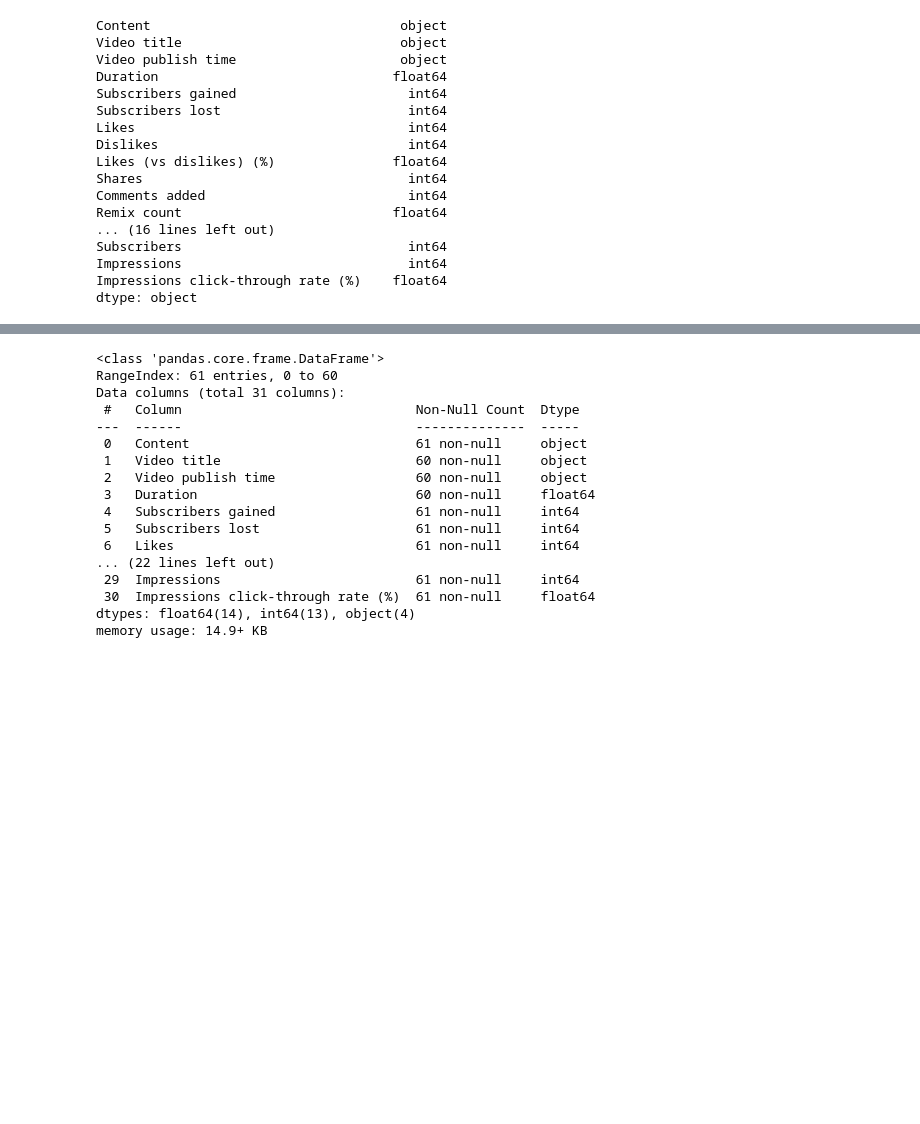
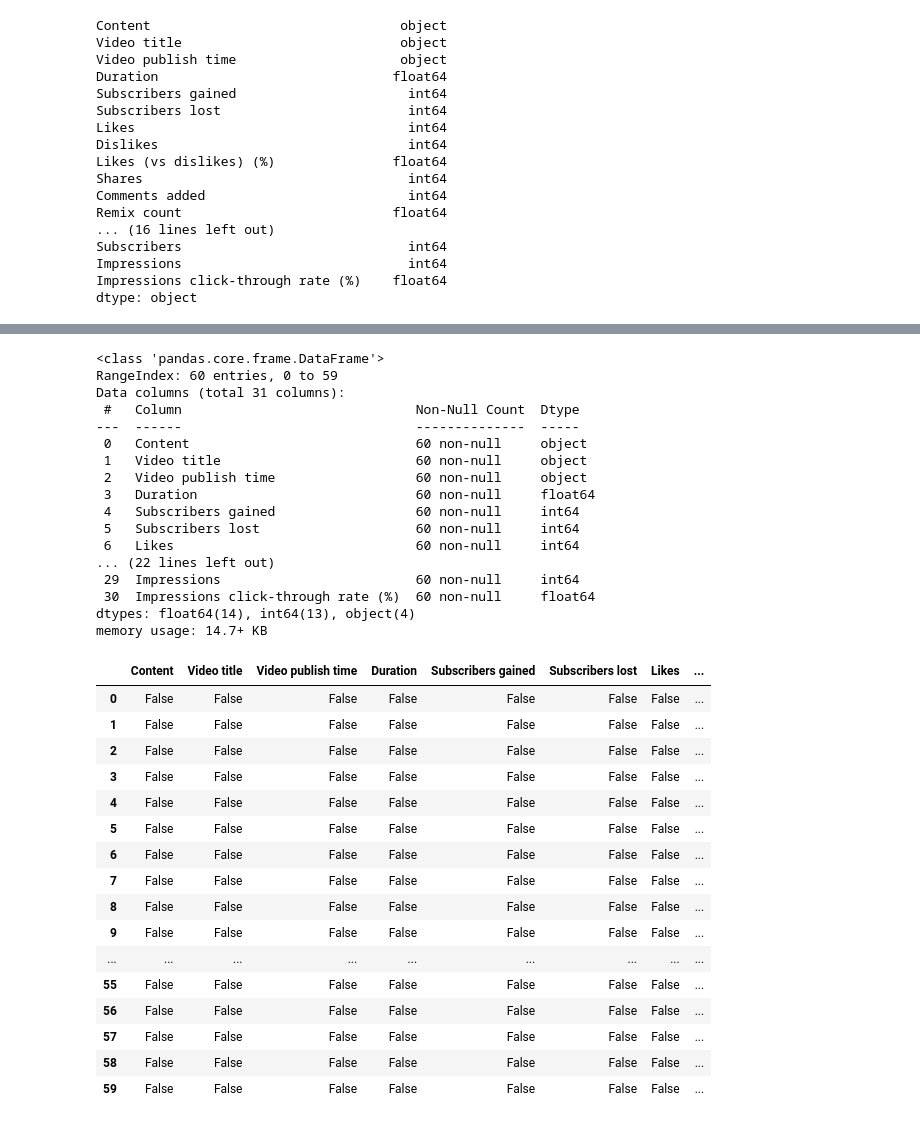
Before and after one commit to Auhlada/project-pulse, a Jupyter notebook: notebooks/01_data_loading.ipynb, the cells around one changed output, grey strips where cells are left out. Drawn from its saved outputs; the diff is of its cells as text; code cells hidden in the pictures; blank space fills up the shorter version.

```diff
--- a/notebooks/01_data_loading.ipynb
+++ b/notebooks/01_data_loading.ipynb
@@ -73,0 +178,2 @@ dtype: object
+# %%
+df.reset_index(drop=True, inplace=True)
@@ -75,19 +194,39 @@ dtype: object
 df.info()
 # %% [output]
 <class 'pandas.core.frame.DataFrame'>
-RangeIndex: 61 entries, 0 to 60
+RangeIndex: 60 entries, 0 to 59
 Data columns (total 31 columns):
  #   Column                              Non-Null Count  Dtype
 ---  ------                              --------------  -----
- 0   Content                             61 non-null     object
+ 0   Content                             60 non-null     object
  1   Video title                         60 non-null     object
  2   Video publish time                  60 non-null     object
  3   Duration                            60 non-null     float64
- 4   Subscribers gained                  61 non-null     int64
- 5   Subscribers lost                    61 non-null     int64
- 6   Likes                               61 non-null     int64
+ 4   Subscribers gained                  60 non-null     int64
+ 5   Subscribers lost                    60 non-null     int64
+ 6   Likes                               60 non-null     int64
 ... (22 lines left out)
- 29  Impressions                         61 non-null     int64
- 30  Impressions click-through rate (%)  61 non-null     float64
+ 29  Impressions                         60 non-null     int64
+ 30  Impressions click-through rate (%)  60 non-null     float64
 dtypes: float64(14), int64(13), object(4)
-memory usage: 14.9+ KB
+memory usage: 14.7+ KB
+# %%
+df.isnull()
+# %% [output]
+|  | Content | Video title | Video publish time | Duration | Subscribers gained | Subscribers lost | Likes | ... |
+| 0 | False | False | False | False | False | False | False | ... |
+| 1 | False | False | False | False | False | False | False | ... |
+| 2 | False | False | False | False | False | False | False | ... |
+| 3 | False | False | False | False | False | False | False | ... |
+| 4 | False | False | False | False | False | False | False | ... |
+| 5 | False | False | False | False | False | False | False | ... |
+| 6 | False | False | False | False | False | False | False | ... |
+| 7 | False | False | False | False | False | False | False | ... |
+| 8 | False | False | False | False | False | False | False | ... |
+| 9 | False | False | False | False | False | False | False | ... |
+| ... | ... | ... | ... | ... | ... | ... | ... | ... |
+| 55 | False | False | False | False | False | False | False | ... |
+| 56 | False | False | False | False | False | False | False | ... |
+| 57 | False | False | False | False | False | False | False | ... |
+| 58 | False | False | False | False | False | False | False | ... |
+| 59 | False | False | False | False | False | False | False | ... |
```
Also changed, not shown: parts of 23 cells of this notebook, 3 other files.
